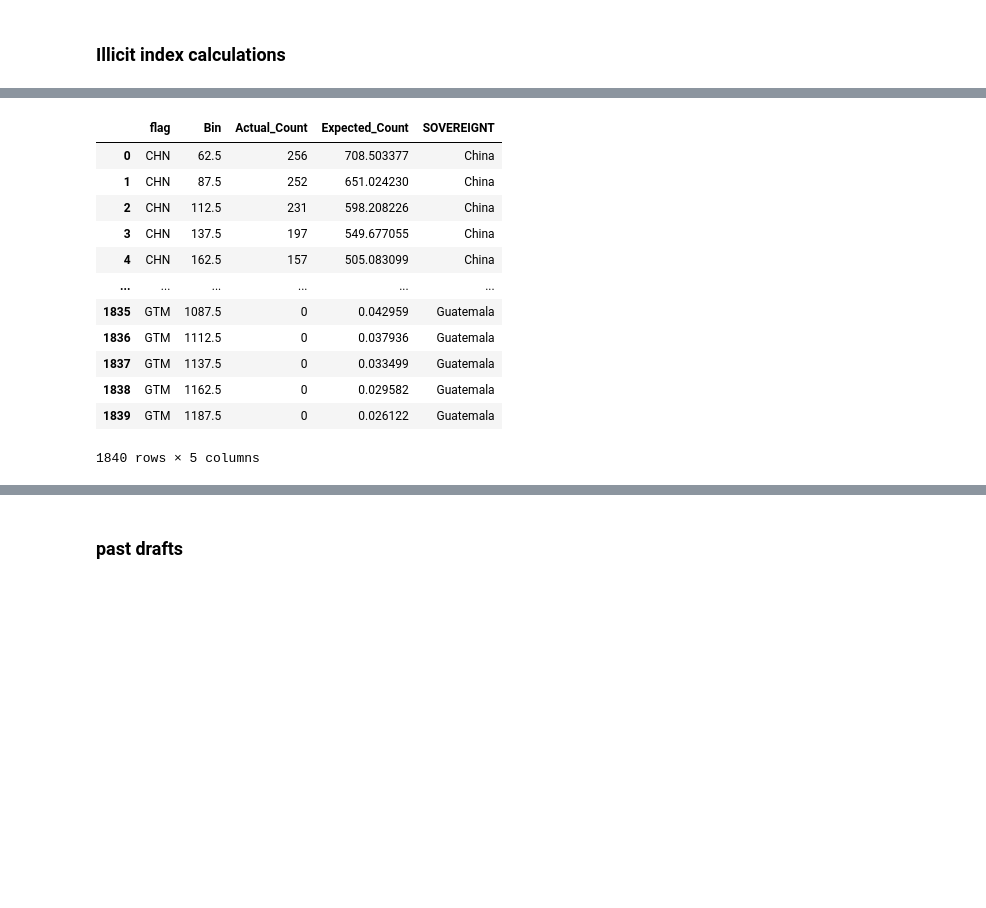
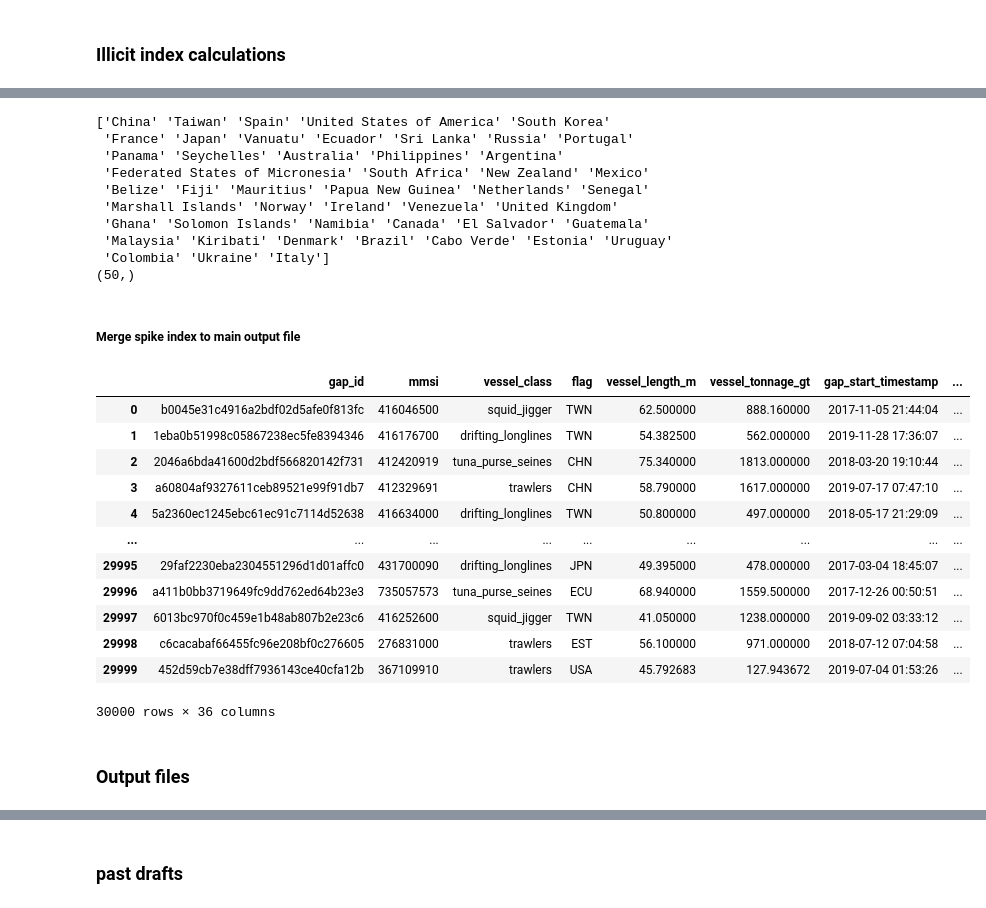
Before and after one commit to RRRan2333/ais_fishing_signal, a Jupyter notebook: primary.ipynb, the cells around one changed output, grey strips where cells are left out. Saved outputs shown, nothing was run; the diff lists cells and outputs as text; code cells hidden in the pictures; blank space fills up the shorter version.

```diff
--- a/primary.ipynb
+++ b/primary.ipynb
@@ -678,18 +675,14 @@ plt.show()
 spike_viz_structured = pd.merge(spike_viz_structured, countries_border[['SOVEREIGNT', 'ADM0_A3']], how='left', left_on='flag', right_on='ADM0_A3')
 # drop 'ADM0_A3' col
 spike_viz_structured = spike_viz_structured.drop(columns=['ADM0_A3'])
-spike_viz_structured
 # %% [output]
-|  | flag | Bin | Actual_Count | Expected_Count | SOVEREIGNT |
-| 0 | CHN | 62.5 | 256 | 708.503377 | China |
-| 1 | CHN | 87.5 | 252 | 651.024230 | China |
-| 2 | CHN | 112.5 | 231 | 598.208226 | China |
-| 3 | CHN | 137.5 | 197 | 549.677055 | China |
-| 4 | CHN | 162.5 | 157 | 505.083099 | China |
-| ... | ... | ... | ... | ... | ... |
-| 1835 | GTM | 1087.5 | 0 | 0.042959 | Guatemala |
-| 1836 | GTM | 1112.5 | 0 | 0.037936 | Guatemala |
-| 1837 | GTM | 1137.5 | 0 | 0.033499 | Guatemala |
-| 1838 | GTM | 1162.5 | 0 | 0.029582 | Guatemala |
-| 1839 | GTM | 1187.5 | 0 | 0.026122 | Guatemala |
-1840 rows × 5 columns
+['China' 'Taiwan' 'Spain' 'United States of America' 'South Korea'
+ 'France' 'Japan' 'Vanuatu' 'Ecuador' 'Sri Lanka' 'Russia' 'Portugal'
+ 'Panama' 'Seychelles' 'Australia' 'Philippines' 'Argentina'
+ 'Federated States of Micronesia' 'South Africa' 'New Zealand' 'Mexico'
+ 'Belize' 'Fiji' 'Mauritius' 'Papua New Guinea' 'Netherlands' 'Senegal'
+ 'Marshall Islands' 'Norway' 'Ireland' 'Venezuela' 'United Kingdom'
+ 'Ghana' 'Solomon Islands' 'Namibia' 'Canada' 'El Salvador' 'Guatemala'
+ 'Malaysia' 'Kiribati' 'Denmark' 'Brazil' 'Cabo Verde' 'Estonia' 'Uruguay'
+ 'Colombia' 'Ukraine' 'Italy']
+(50,)
@@ -697,0 +689,23 @@ spike_viz_structured.to_csv('spike_visualization.csv', index=False)
+# %% [markdown]
+##### Merge spike index to main output file
+# %%
+# merge ais_spike_grouped with ais_border_output on 'flag'
+ais_border_output_fin = pd.merge(ais_border_output, ais_spike_grouped, how='left', on='flag')
+# %%
+ais_border_output_fin
+# %% [output]
+|  | gap_id | mmsi | vessel_class | flag | vessel_length_m | vessel_tonnage_gt | gap_start_timestamp | ... |
+| 0 | b0045e31c4916a2bdf02d5afe0f813fc | 416046500 | squid_jigger | TWN | 62.500000 | 888.160000 | 2017-11-05 21:44:04 | ... |
+| 1 | 1eba0b51998c05867238ec5fe8394346 | 416176700 | drifting_longlines | TWN | 54.382500 | 562.000000 | 2019-11-28 17:36:07 | ... |
+| 2 | 2046a6bda41600d2bdf566820142f731 | 412420919 | tuna_purse_seines | CHN | 75.340000 | 1813.000000 | 2018-03-20 19:10:44 | ... |
+| 3 | a60804af9327611ceb89521e99f91db7 | 412329691 | trawlers | CHN | 58.790000 | 1617.000000 | 2019-07-17 07:47:10 | ... |
+| 4 | 5a2360ec1245ebc61ec91c7114d52638 | 416634000 | drifting_longlines | TWN | 50.800000 | 497.000000 | 2018-05-17 21:29:09 | ... |
+| ... | ... | ... | ... | ... | ... | ... | ... | ... |
+| 29995 | 29faf2230eba2304551296d1d01affc0 | 431700090 | drifting_longlines | JPN | 49.395000 | 478.000000 | 2017-03-04 18:45:07 | ... |
+| 29996 | a411b0bb3719649fc9dd762ed64b23e3 | 735057573 | tuna_purse_seines | ECU | 68.940000 | 1559.500000 | 2017-12-26 00:50:51 | ... |
+| 29997 | 6013bc970f0c459e1b48ab807b2e23c6 | 416252600 | squid_jigger | TWN | 41.050000 | 1238.000000 | 2019-09-02 03:33:12 | ... |
+| 29998 | c6cacabaf66455fc96e208bf0c276605 | 276831000 | trawlers | EST | 56.100000 | 971.000000 | 2018-07-12 07:04:58 | ... |
+| 29999 | 452d59cb7e38dff7936143ce40cfa12b | 367109910 | trawlers | USA | 45.792683 | 127.943672 | 2019-07-04 01:53:26 | ... |
+30000 rows × 36 columns
+# %% [markdown]
+### Output files
```
Also changed, not shown: parts of 22 cells of this notebook, 5 other files.
